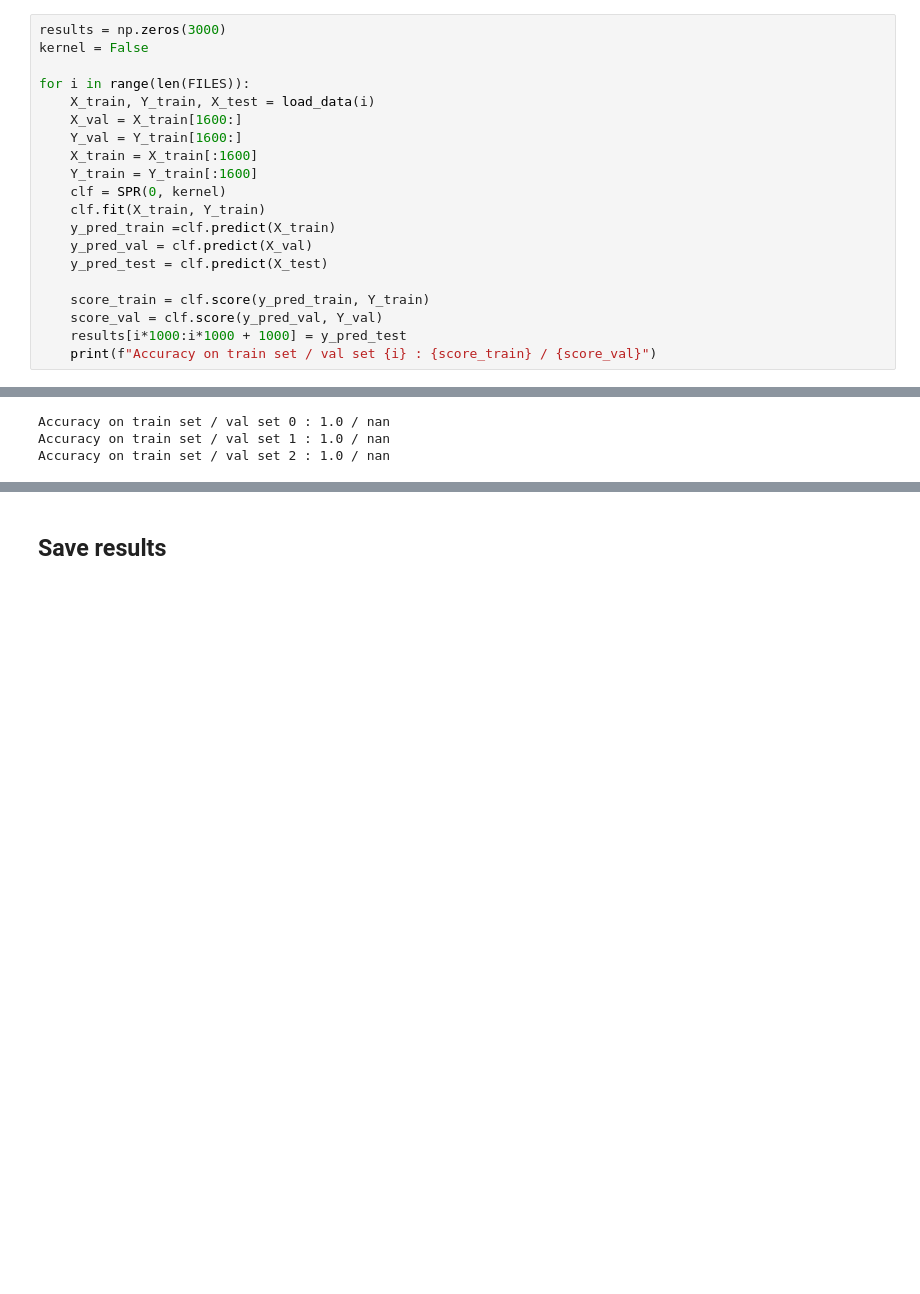
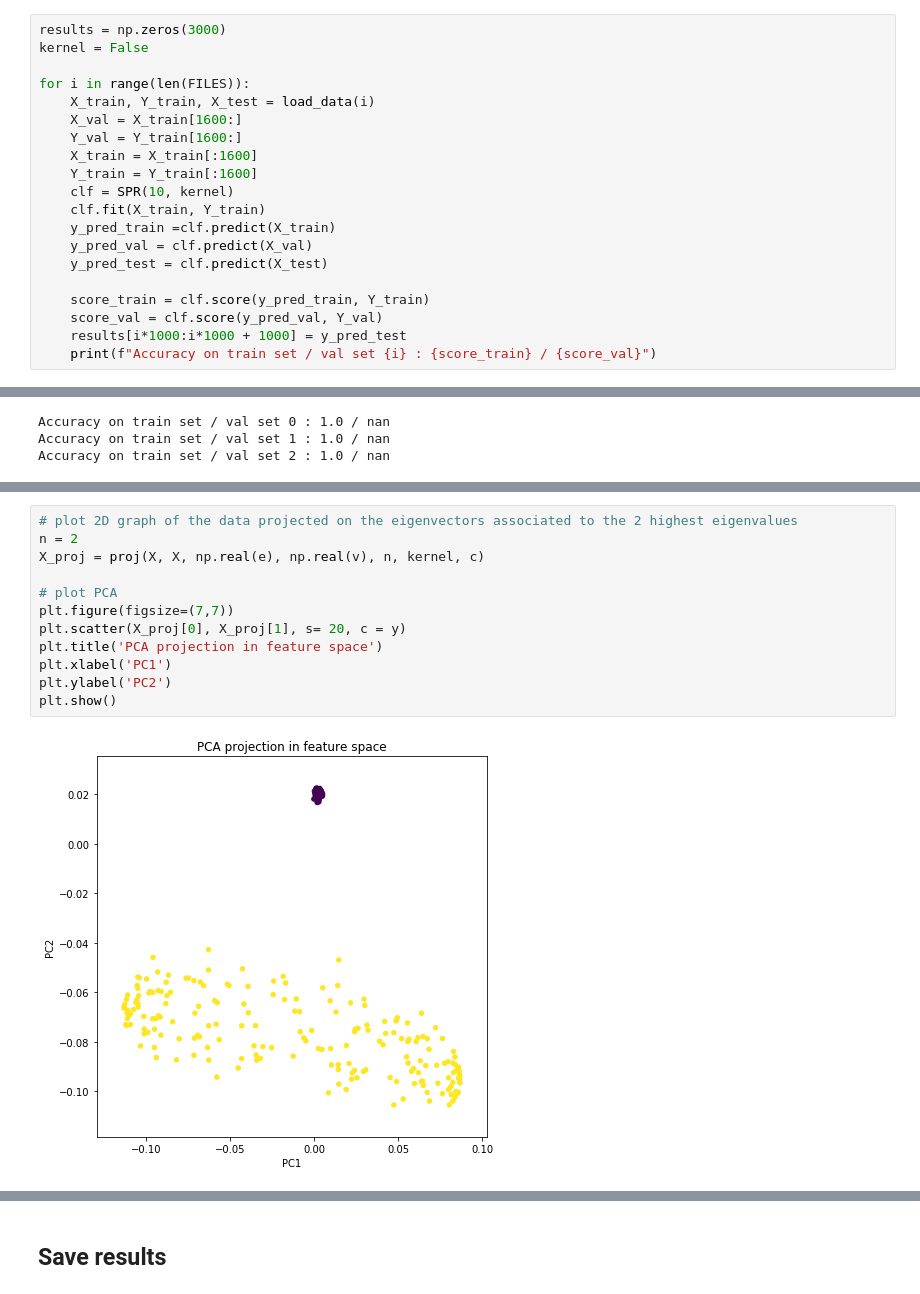
Before and after one commit to azouaoui-cv/KMML_challenge, a Jupyter notebook: Luc_Notebook.ipynb, the cells around one changed output, grey strips where cells are left out. Drawn from its saved outputs; the diff is of its cells as text; blank space fills up the shorter version.

```diff
--- a/Luc_Notebook.ipynb
+++ b/Luc_Notebook.ipynb
@@ -173,7 +177,7 @@ for i in range(len(FILES)):
     Y_val = Y_train[1600:]
     X_train = X_train[:1600]
     Y_train = Y_train[:1600]
-    clf = SPR(0, kernel)
+    clf = SPR(10, kernel)
     clf.fit(X_train, Y_train)
     y_pred_train =clf.predict(X_train)
     y_pred_val = clf.predict(X_val)
@@ -509,0 +607,14 @@ Accuracy on train set / val set 2 : 1.0 / nan
+# %%
+# plot 2D graph of the data projected on the eigenvectors associated to the 2 highest eigenvalues
+n = 2
+X_proj = proj(X, X, np.real(e), np.real(v), n, kernel, c)
+
+# plot PCA
+plt.figure(figsize=(7,7))
+plt.scatter(X_proj[0], X_proj[1], s= 20, c = y)
+plt.title('PCA projection in feature space')
+plt.xlabel('PC1')
+plt.ylabel('PC2')
+plt.show()
+# %% [output]
+[figure, added]
```
Also changed, not shown: parts of 16 cells of this notebook, 1 other file.
